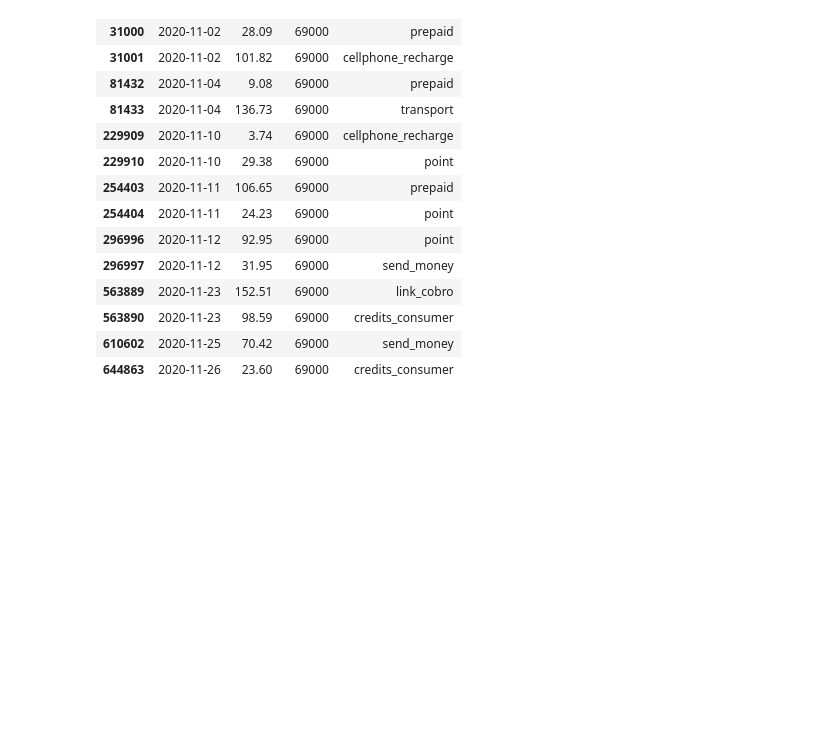
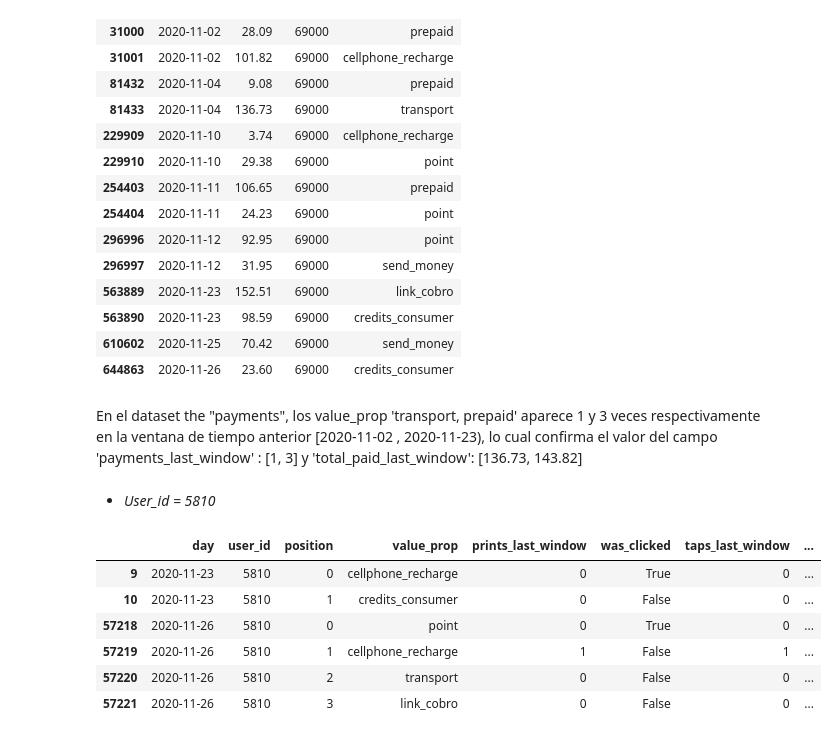
Before and after one commit to juanpabosu/carrusel_xselling, a Jupyter notebook: src/xselling.ipynb, the cells around one changed output. Cells and saved outputs as stored; diff of their text form; code cells hidden in the pictures; blank space fills up the shorter version.

```diff
--- a/src/xselling.ipynb
+++ b/src/xselling.ipynb
@@ -233,6 +233,10 @@ A continuación se define un pipeline de procesamiento que recibe como parametro
 # %%
 class LastWeekOfDataFilter(BaseEstimator, TransformerMixin):
     def __init__(self, date_col='day', days=7):
+        """
+        Filter print data points over a time window:
+        - Selection of prints in the last N days
+        """
         self.date_col = date_col
         self.days = days
 
@@ -249,6 +253,10 @@ class PrintCounterWindow(BaseEstimator, TransformerMixin):
     def __init__(self, all_prints_df, window_days=21,
                  user_col='user_id', product_col='value_prop', time_col='day',
                  output_col='prints_last_window'):
+        """
+        Computes print-based feature over a time window:
+        - Count of prints per user/product in the last N days
+        """
         self.all_prints_df = all_prints_df.copy()
         self.window_days = window_days
         self.user_col = user_col
@@ -402,5 +410,5 @@ pipeline = Pipeline([
     ('payment_features', PaymentFeaturesWindow(df_pays_final, window_days=21))
 ])
 # %%
-result = pipeline.fit_transform(df_prints_final)
+output_df = pipeline.fit_transform(df_prints_final)
 # %%
@@ -460,3 +476,17 @@ df_pays_final[df_pays_final['user_id'] == 69000]
 | 563890 | 2020-11-23 | 98.59 | 69000 | credits_consumer |
 | 610602 | 2020-11-25 | 70.42 | 69000 | send_money |
 | 644863 | 2020-11-26 | 23.60 | 69000 | credits_consumer |
+# %% [markdown]
+En el dataset the "payments", los value_prop 'transport, prepaid' aparece 1 y 3 veces respectivamente en la ventana de tiempo anterior [2020-11-02 , 2020-11-23), lo cual confirma el valor del campo 'payments_last_window' : [1, 3] y  'total_paid_last_window': [136.73, 143.82]
+# %% [markdown]
++ *User_id = 5810*
+# %%
+output_df[output_df['user_id'] == 5810]
+# %% [output]
+|  | day | user_id | position | value_prop | prints_last_window | was_clicked | taps_last_window | ... |
+| 9 | 2020-11-23 | 5810 | 0 | cellphone_recharge | 0 | True | 0 | ... |
+| 10 | 2020-11-23 | 5810 | 1 | credits_consumer | 0 | False | 0 | ... |
+| 57218 | 2020-11-26 | 5810 | 0 | point | 0 | True | 0 | ... |
+| 57219 | 2020-11-26 | 5810 | 1 | cellphone_recharge | 1 | False | 1 | ... |
+| 57220 | 2020-11-26 | 5810 | 2 | transport | 0 | False | 0 | ... |
+| 57221 | 2020-11-26 | 5810 | 3 | link_cobro | 0 | False | 0 | ... |
```
Also changed, not shown: parts of 14 cells of this notebook.
